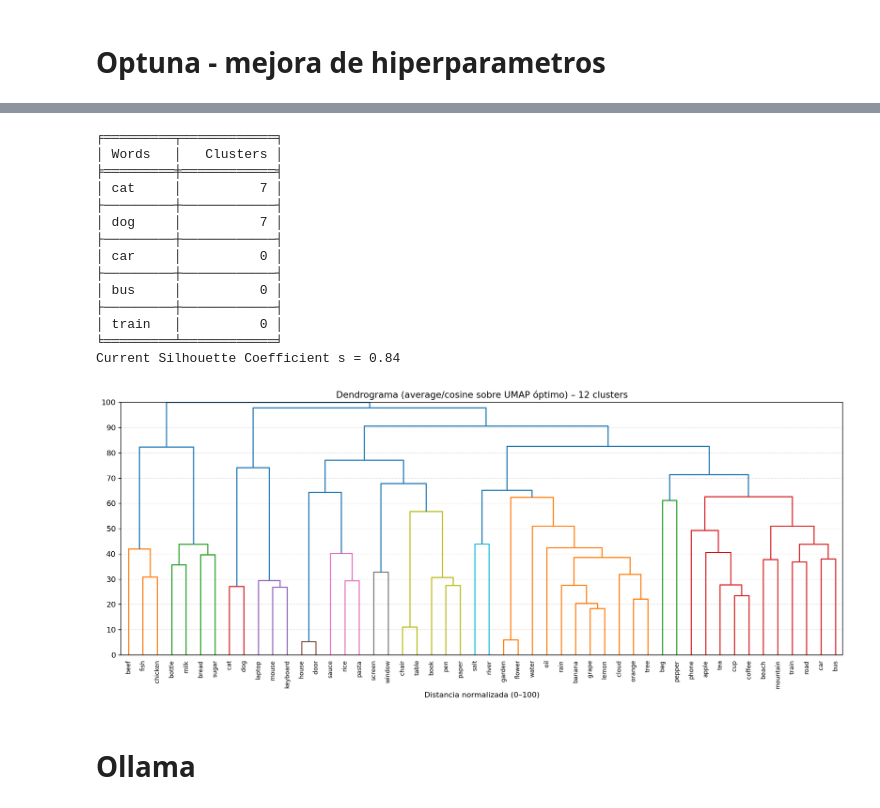
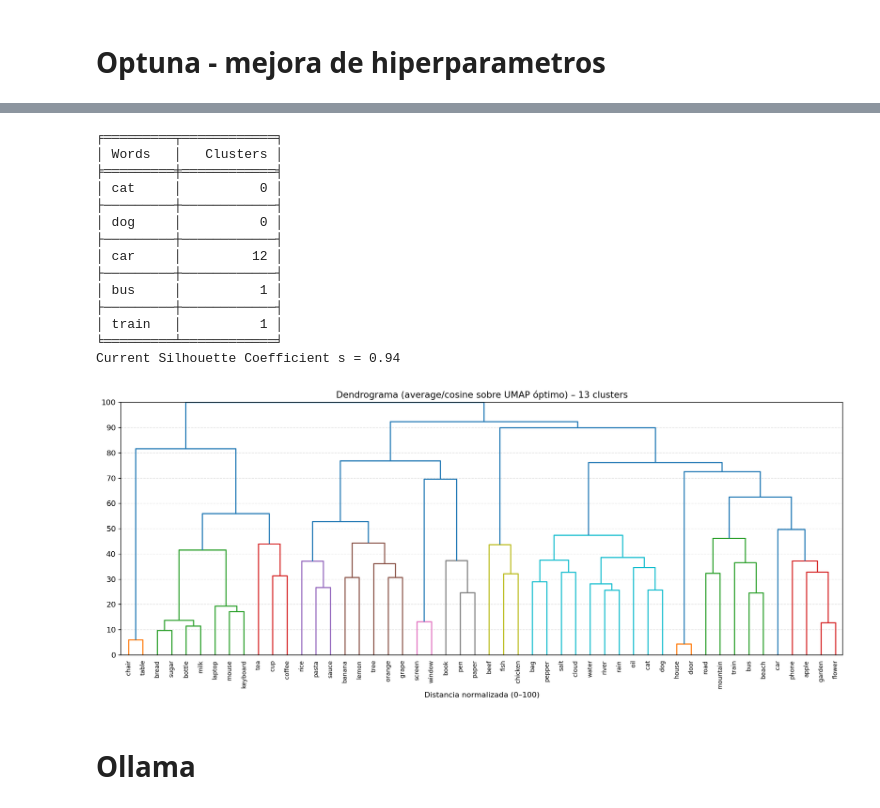
Before and after one commit to HiramZ04/Cal-State-UMAP_Clustering, a Jupyter notebook: Optuna_SilhoutteScore_C7 (1).ipynb, the cells around one changed output, grey strips where cells are left out. Cells and saved outputs as stored; diff of their text form; code cells hidden in the pictures.

```diff
--- a/Optuna_SilhoutteScore_C7 (1).ipynb
+++ b/Optuna_SilhoutteScore_C7 (1).ipynb
@@ -50,10 +50,10 @@ df = pd.read_csv(url_dataset)
 ST_model = SentenceTransformer('all-MiniLM-L6-v2')
 ST_Embeddings = ST_model.encode(df['palabra'])
 
-umap_model = umap.UMAP(n_neighbors = 8, min_dist= 0.1, n_components=2, metric = 'cosine')
+umap_model = umap.UMAP(n_neighbors = 3, min_dist= 0.6, n_components=2, metric = 'cosine')
 low_dimension = umap_model.fit_transform(ST_Embeddings)
 
-clustering_model = AgglomerativeClustering(n_clusters = 7, linkage='complete', metric='cosine')
+clustering_model = AgglomerativeClustering(n_clusters = 4, linkage='complete', metric='cosine')
 clusters = clustering_model.fit_predict(low_dimension)
 
 table = np.column_stack((df['palabra'],clusters))
@@ -253,5 +261,11 @@ study.best_params
 # %%
 # Silhoutte score de los hiperparametros optimizados
+# nos quedamos con que el num optimo de clusters es 12 - 13
+# 2 neighbors siempre
+# min dist entre 0.475 a 0.485
+# linkage cualquiera de los 2 tiene buen score
+
+#Con los parametros que se eligieron siempre se tiene un score mejor a 0.93 y promedia el 0.95
 import numpy as np
 import pandas as pd
 import optuna
@@ -269,10 +283,10 @@ df_opt = pd.read_csv(url_dataset)
 ST_model_opt = SentenceTransformer('all-MiniLM-L6-v2')
 ST_Embeddings_opt = ST_model_opt.encode(df_opt['palabra'])
 
-umap_optimized = umap.UMAP(n_neighbors = 2, min_dist= 0.05664884754928642, n_components=2, metric = 'cosine')
+umap_optimized = umap.UMAP(n_neighbors = 2, min_dist= 0.048 , n_components=2, metric = 'cosine')
 low_dimension_opt = umap_optimized.fit_transform(ST_Embeddings_opt)
 
-clustering_model_opt = AgglomerativeClustering(n_clusters = 12, linkage='average', metric='cosine')
+clustering_model_opt = AgglomerativeClustering(n_clusters = 13, linkage='average', metric='cosine')
 clusters_opt = clustering_model_opt.fit_predict(low_dimension_opt)
 
 table_opt = np.column_stack((df_opt['palabra'],clusters_opt))
@@ -284,17 +298,17 @@ print(f'Current Silhouette Coefficient s = {s_opt:.2f}')
 ╒═════════╤════════════╕
 │ Words   │   Clusters │
 ╞═════════╪════════════╡
-│ cat     │          7 │
+│ cat     │          0 │
 ├─────────┼────────────┤
-│ dog     │          7 │
+│ dog     │          0 │
 ├─────────┼────────────┤
-│ car     │          0 │
+│ car     │         12 │
 ├─────────┼────────────┤
-│ bus     │          0 │
+│ bus     │          1 │
 ├─────────┼────────────┤
-│ train   │          0 │
+│ train   │          1 │
 ╘═════════╧════════════╛
-Current Silhouette Coefficient s = 0.84
+Current Silhouette Coefficient s = 0.94
 # %%
 # Dendrograma
 from sklearn.cluster import AgglomerativeClustering
@@ -302,7 +316,7 @@ from scipy.cluster.hierarchy import dendrogram
 import numpy as np
 import matplotlib.pyplot as plt
 
-k = 12  # tus clusters óptimos
+k = 13  # tus clusters óptimos
 
 model = AgglomerativeClustering(
     distance_threshold=0, n_clusters=None,
@@ -319,34 +333,34 @@ for i, merge in enumerate(model.children_):
         cnt += 1 if m < n else counts[m - n]
     counts[i] = cnt
 
 dist = model.distances_.copy()
 dist = np.power(dist, 0.1)          # estira lo pequeño (prueba 0.4 o 0.33 si quieres más)
 dist = (dist / dist.max()) * 100.0  # escala 0–100
 
 Z = np.column_stack([model.children_, dist, counts]).astype(float)
 
 # umbral para colorear exactamente k clusters (en la escala "bonita")
 t = n - k
 color_th = dist[t]
 
 plt.figure(figsize=(14, 6))
 dendrogram(
     Z,
     labels=df_opt['palabra'].astype(str).tolist(),
     orientation='top',
     leaf_font_size=8,
     color_threshold=color_th,
     distance_sort='ascending'
 )
 plt.ylim(0, 100)
 plt.yticks(np.arange(0, 101, 10))
 plt.grid(axis='y', linestyle='--', alpha=0.35)
 plt.title(f'Dendrograma (average/cosine sobre UMAP óptimo) – {k} clusters')
 plt.xlabel('Distancia normalizada (0–100)')
 plt.tight_layout()
 plt.show()
 # %% [output]
-[figure, old version]
+[figure, new version]
 # %% [markdown]
 # **Ollama**
 # %% [markdown]
```
Also changed, not shown: parts of 15 cells of this notebook, 3 other files.
